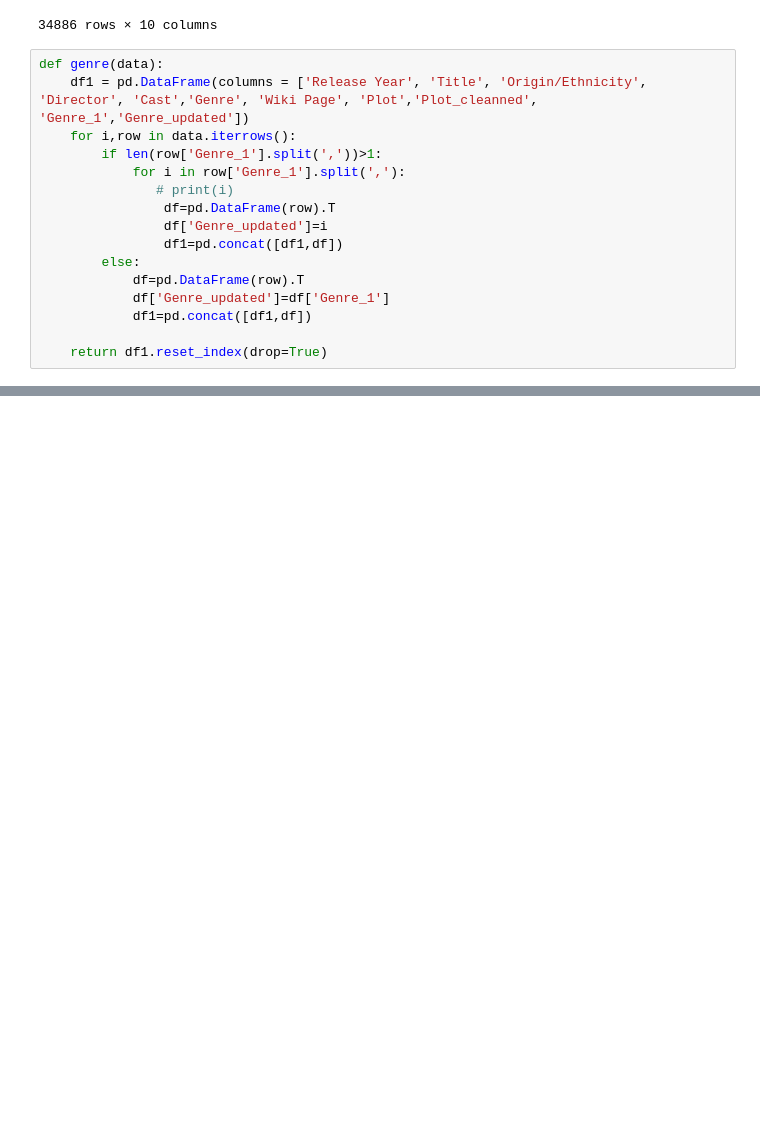
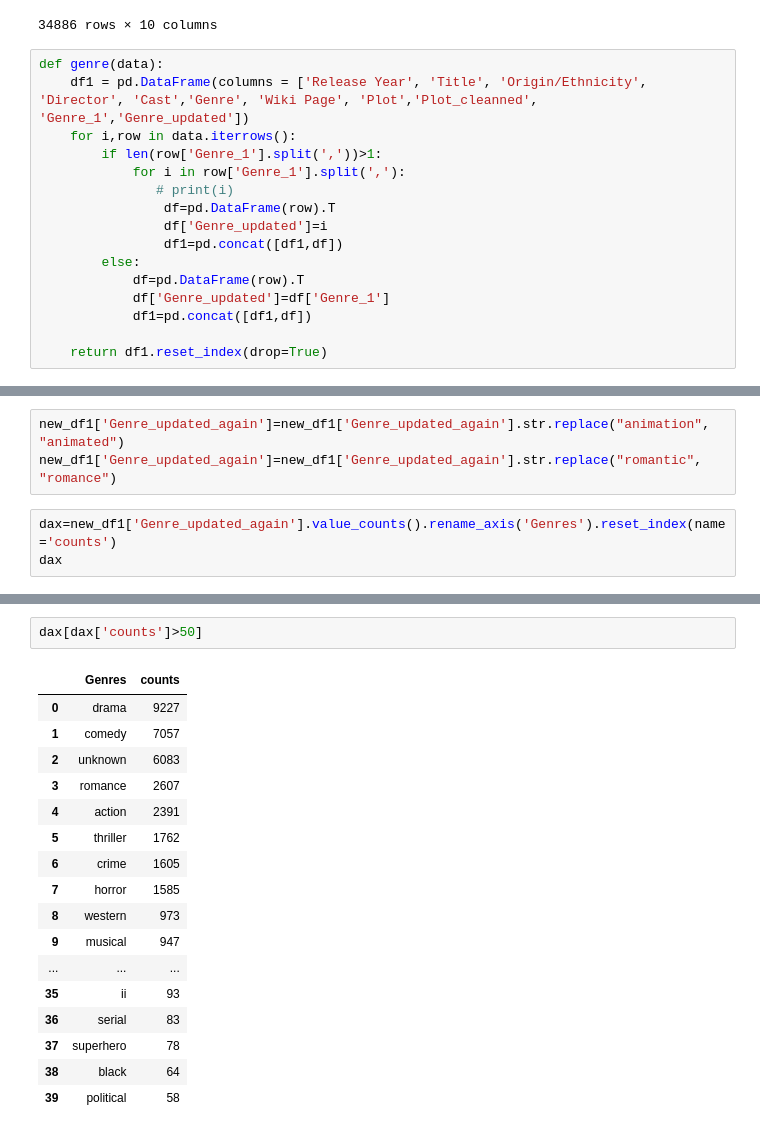
Before and after one commit to erickeagle/Wikipedia-Movies-Data-EDA-NLP-Redcommendation-System-, a Jupyter notebook: Cleaning_data.ipynb, the cells around one changed output, grey strips where cells are left out. Drawn from its saved outputs; the diff is of its cells as text; blank space fills up the shorter version.

```diff
--- a/Cleaning_data.ipynb
+++ b/Cleaning_data.ipynb
@@ -199,0 +235,6 @@ new_df.to_csv('cleaned_wiki_movie_plots_deduped.csv',index=False)
+# %%
+new_df1['Genre_updated_again']=new_df1['Genre_updated_again'].str.replace("animation", "animated")
+new_df1['Genre_updated_again']=new_df1['Genre_updated_again'].str.replace("romantic", "romance")
+# %%
+dax=new_df1['Genre_updated_again'].value_counts().rename_axis('Genres').reset_index(name='counts')
+dax
@@ -199,0 +275,20 @@ new_df.to_csv('cleaned_wiki_movie_plots_deduped.csv',index=False)
+# %%
+dax[dax['counts']>50]
+# %% [output]
+|  | Genres | counts |
+| 0 | drama | 9227 |
+| 1 | comedy | 7057 |
+| 2 | unknown | 6083 |
+| 3 | romance | 2607 |
+| 4 | action | 2391 |
+| 5 | thriller | 1762 |
+| 6 | crime | 1605 |
+| 7 | horror | 1585 |
+| 8 | western | 973 |
+| 9 | musical | 947 |
+| ... | ... | ... |
+| 35 | ii | 93 |
+| 36 | serial | 83 |
+| 37 | superhero | 78 |
+| 38 | black | 64 |
+| 39 | political | 58 |
```
Also changed, not shown: parts of 20 cells of this notebook, 2 other files.
